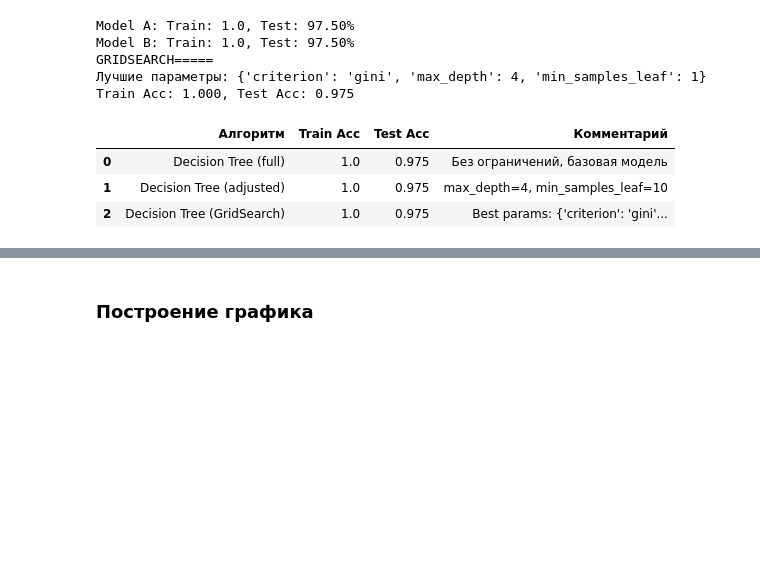
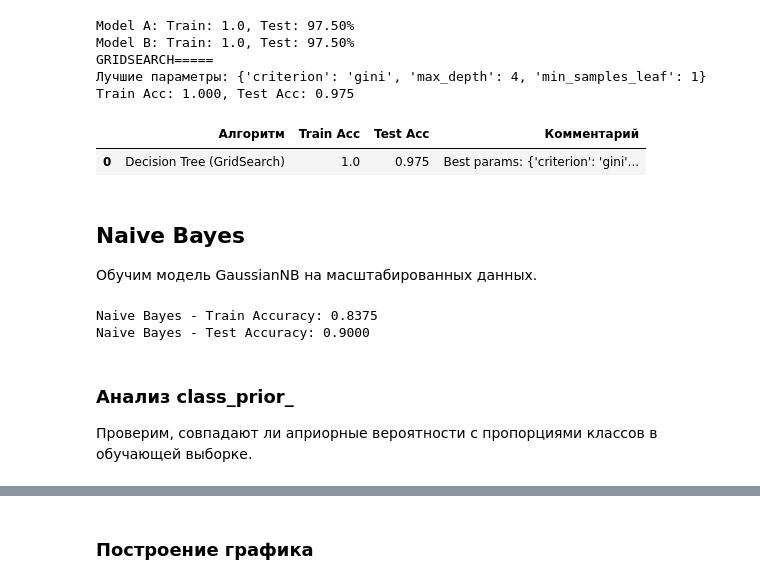
Before and after one commit to Reynem/Machine-Learning, a Jupyter notebook: ai1-decision-tree.ipynb, the cells around one changed output, grey strips where cells are left out. Drawn from its saved outputs; the diff is of its cells as text; code cells hidden in the pictures; blank space fills up the shorter version.

Commit message:
work for decision tree theme

```diff
--- a/ai1-decision-tree.ipynb
+++ b/ai1-decision-tree.ipynb
@@ -301,32 +303,48 @@ Train Acc: 1.000, Test Acc: 0.975
 # %%
 import pandas as pd
 
 # Создаем список словарей с результатами
 results = [
-    {
-        "Алгоритм": "Decision Tree (full)",
-        "Train Acc": clf1.score(X_train, y_train),
-        "Test Acc": clf1.score(X_test, y_test),
-        "Комментарий": "Без ограничений, базовая модель"
-    },
-    {
-        "Алгоритм": "Decision Tree (adjusted)",
-        "Train Acc": clf2.score(X_train, y_train),
-        "Test Acc": clf2.score(X_test, y_test),
-        "Комментарий": "max_depth=4, min_samples_leaf=10"
-    },
     {
         "Алгоритм": "Decision Tree (GridSearch)",
         "Train Acc": model_v.score(X_train, y_train),
         "Test Acc": model_v.score(X_test, y_test),
         "Комментарий": f"Best params: {gd.best_params_}"
     }
 ]
 
 df_results = pd.DataFrame(results)
 display(df_results)
 # %% [output]
 |  | Алгоритм | Train Acc | Test Acc | Комментарий |
-| 0 | Decision Tree (full) | 1.0 | 0.975 | Без ограничений, базовая модель |
-| 1 | Decision Tree (adjusted) | 1.0 | 0.975 | max_depth=4, min_samples_leaf=10 |
-| 2 | Decision Tree (GridSearch) | 1.0 | 0.975 | Best params: {'criterion': 'gini'... |
+| 0 | Decision Tree (GridSearch) | 1.0 | 0.975 | Best params: {'criterion': 'gini'... |
+# %% [markdown]
+## Naive Bayes
+
+Обучим модель GaussianNB на масштабированных данных.
+# %%
+# Масштабируем данные для Naive Bayes и KNN
+scaler = StandardScaler()
+X_train_scaled = scaler.fit_transform(X_train)
+X_test_scaled = scaler.transform(X_test)
+
+# Обучаем GaussianNB
+nb_model = GaussianNB()
+nb_model.fit(X_train_scaled, y_train)
+
+# Предсказания и точность
+y_train_pred_nb = nb_model.predict(X_train_scaled)
+y_test_pred_nb = nb_model.predict(X_test_scaled)
+
+train_acc_nb = accuracy_score(y_train, y_train_pred_nb)
+test_acc_nb = accuracy_score(y_test, y_test_pred_nb)
+
+print(f"Naive Bayes - Train Accuracy: {train_acc_nb:.4f}")
+print(f"Naive Bayes - Test Accuracy: {test_acc_nb:.4f}")
+# %% [output]
+Naive Bayes - Train Accuracy: 0.8375
+Naive Bayes - Test Accuracy: 0.9000
+# %% [markdown]
+### Анализ class_prior_
+
+Проверим, совпадают ли априорные вероятности с пропорциями классов в обучающей выборке.
```
Also changed, not shown: parts of 35 cells of this notebook, 1 other file.
